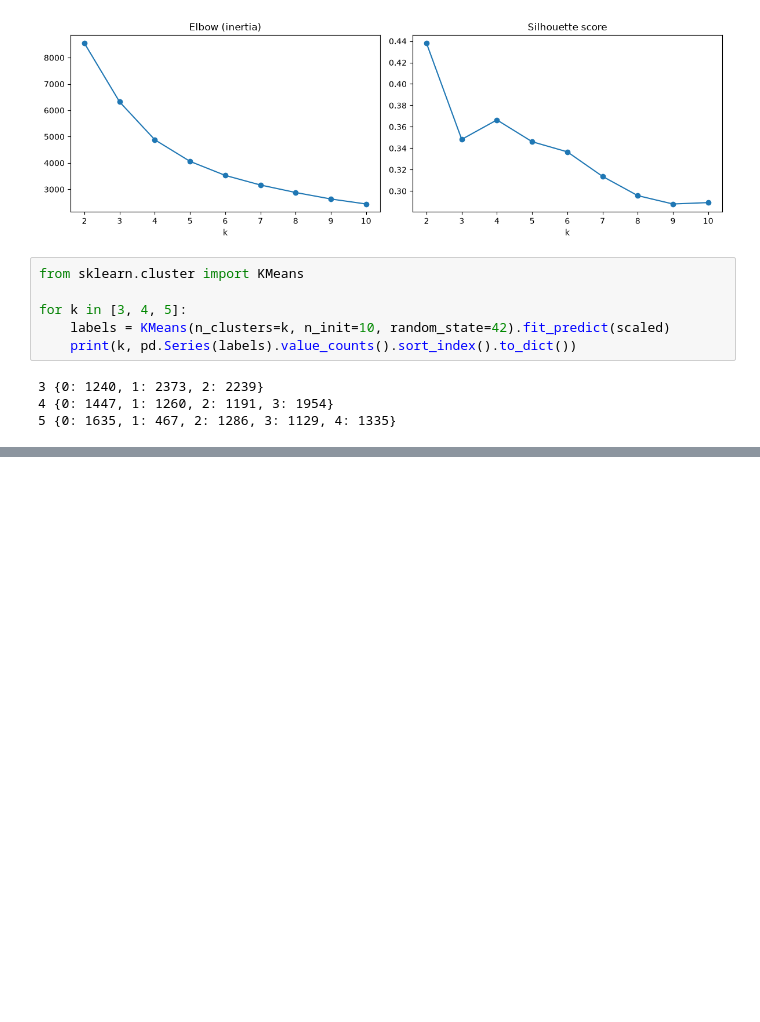
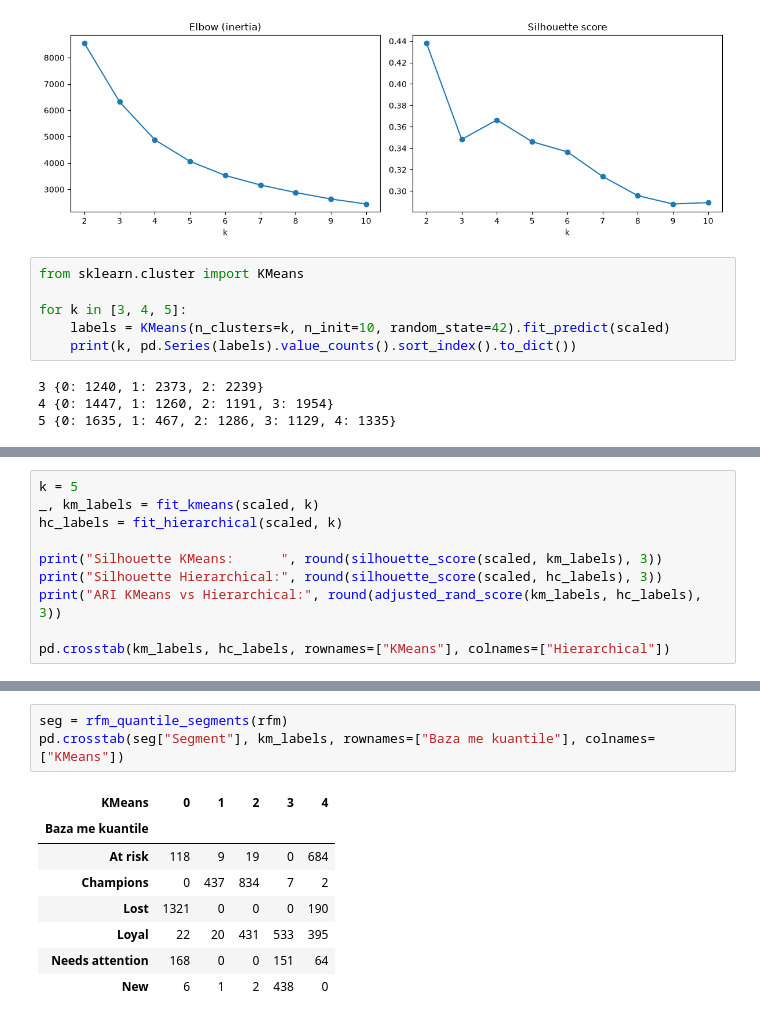
Before and after one commit to Dua-Gashi/online-retail-customer-analytics, a Jupyter notebook: notebooks/02_segmentation.ipynb, the cells around one changed output, grey strips where cells are left out. Drawn from its saved outputs; the diff is of its cells as text; blank space fills up the shorter version.

```diff
--- a/notebooks/02_segmentation.ipynb
+++ b/notebooks/02_segmentation.ipynb
@@ -153,0 +237,10 @@ for k in [3, 4, 5]:
+# %%
+k = 5
+_, km_labels = fit_kmeans(scaled, k)
+hc_labels = fit_hierarchical(scaled, k)
+
+print("Silhouette KMeans:      ", round(silhouette_score(scaled, km_labels), 3))
+print("Silhouette Hierarchical:", round(silhouette_score(scaled, hc_labels), 3))
+print("ARI KMeans vs Hierarchical:", round(adjusted_rand_score(km_labels, hc_labels), 3))
+
+pd.crosstab(km_labels, hc_labels, rownames=["KMeans"], colnames=["Hierarchical"])
@@ -153,0 +258,12 @@ for k in [3, 4, 5]:
+# %%
+seg = rfm_quantile_segments(rfm)
+pd.crosstab(seg["Segment"], km_labels, rownames=["Baza me kuantile"], colnames=["KMeans"])
+# %% [output]
+| KMeans | 0 | 1 | 2 | 3 | 4 |
+| Baza me kuantile |  |  |  |  |  |
+| At risk | 118 | 9 | 19 | 0 | 684 |
+| Champions | 0 | 437 | 834 | 7 | 2 |
+| Lost | 1321 | 0 | 0 | 0 | 190 |
+| Loyal | 22 | 20 | 431 | 533 | 395 |
+| Needs attention | 168 | 0 | 0 | 151 | 64 |
+| New | 6 | 1 | 2 | 438 | 0 |
```
Also changed, not shown: parts of 6 cells of this notebook, 1 other file.
